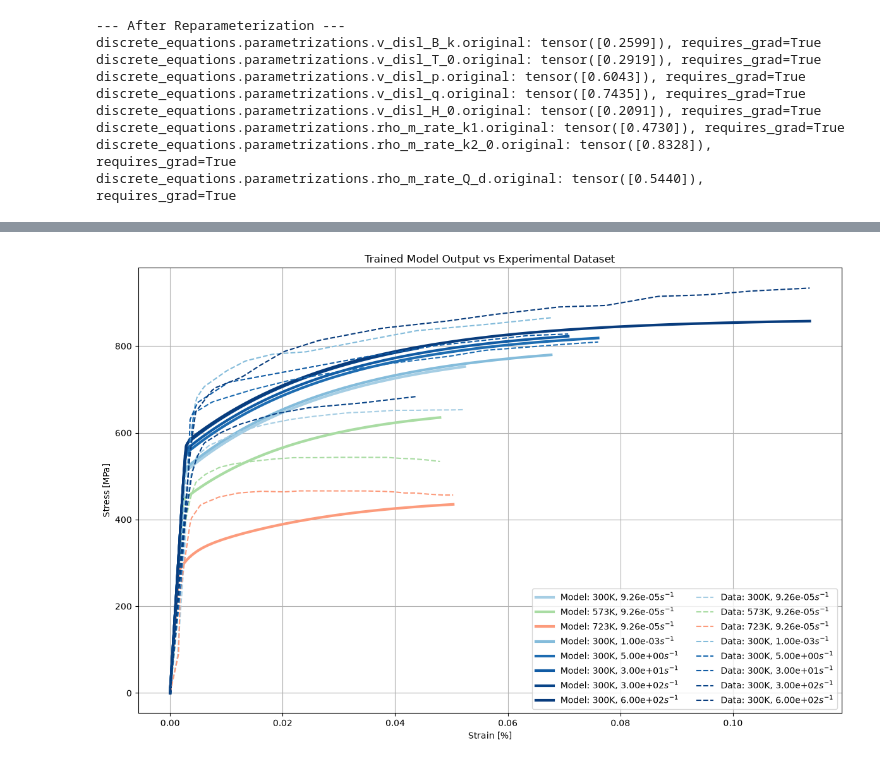
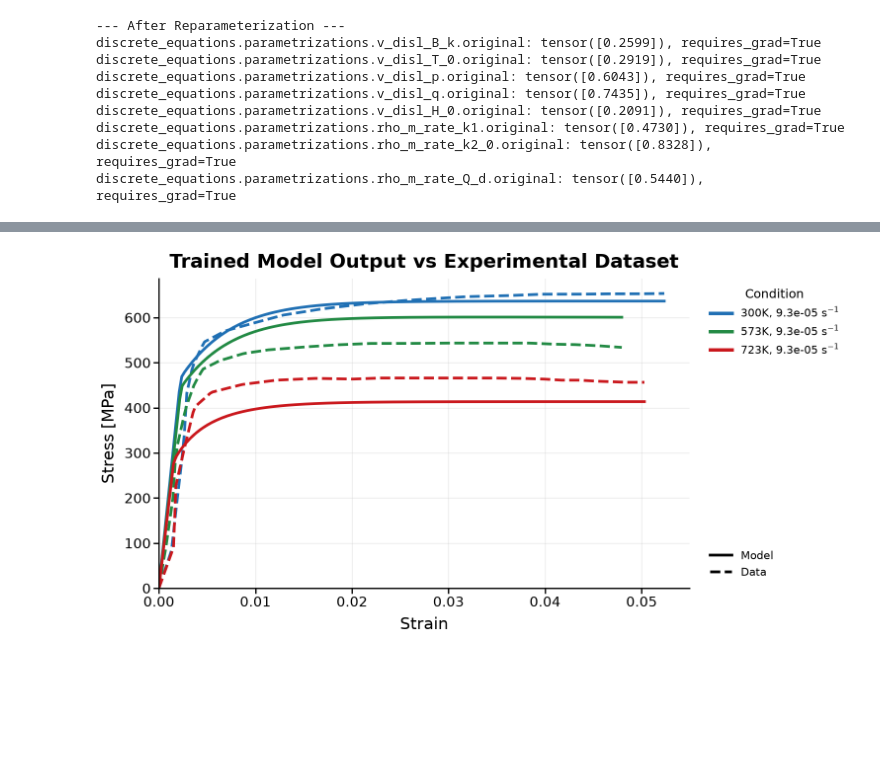
Before and after one commit to ColinMG2/neml2, a Jupyter notebook: cmg_projects/tensile_optimization/eurofer97_deterministic.ipynb, the cells around one changed output, grey strips where cells are left out. Drawn from its saved outputs; the diff is of its cells as text; code cells hidden in the pictures; blank space fills up the shorter version.

```diff
--- a/cmg_projects/tensile_optimization/eurofer97_deterministic.ipynb
+++ b/cmg_projects/tensile_optimization/eurofer97_deterministic.ipynb
@@ -727,11 +727,6 @@ batch_conditions = [
     (300, 9.259e-5),
     (573, 9.259e-5),
     (723, 9.259e-5),
-    (300, 1.0e-3),
-    (300, 5),
-    (300, 30),
-    (300, 300),
-    (300, 600),
 ]
 
 temps = sorted({round(c[0]) for c in batch_conditions})
@@ -741,10 +736,13 @@ log_rate = np.log10(sorted({c[1] for c in batch_conditions}))
 
 
 def shade(rate):
+    # Single rate (or none given): use one mid-dark shade so lines stay visible.
+    if rate is None or log_rate.max() == log_rate.min():
+        return 0.75
     return 0.35 + 0.6 * (np.log10(rate) - log_rate.min()) / (log_rate.max() - log_rate.min())
 
 
-def cond_color(T, rate):
+def cond_color(T, rate=None):
     return temp_cmaps[round(T)](shade(rate))
 
 
@@ -791,12 +789,11 @@ print(f"stress: {exp_stress_data.shape}")
 
 plt.figure(figsize=(12, 8))
 for i, (T, rate) in enumerate(batch_conditions):
-    c = cond_color(T, rate)
     plt.plot(
         exp_strain_data[:, i, 0].cpu().numpy(),
         exp_stress_data[:, i, 0].cpu().numpy(),
         "--",
-        color=c,
+        color=cond_color(T),
         lw=3,
         label=rf"Interpolated: {T}K, $\dot{{\epsilon}}$ = {rate:.2e}$s^{{-1}}$",
     )
@@ -804,7 +801,7 @@ for i, (T, rate) in enumerate(batch_conditions):
     plt.plot(
         raw_strain[(T, rate)].cpu().numpy(),
         raw_stress[(T, rate)].cpu().numpy(),
-        color=c,
+        color=cond_color(T),
         label=rf"Exp: {T}K, $\dot{{\epsilon}}$ = {rate:.2e}$s^{{-1}}$",
     )
 plt.xlabel("Strain")
@@ -974,7 +1010,7 @@ discrete_equations.parametrizations.rho_m_rate_k1.original: tensor([0.4730]), re
 discrete_equations.parametrizations.rho_m_rate_k2_0.original: tensor([0.8328]), requires_grad=True
 discrete_equations.parametrizations.rho_m_rate_Q_d.original: tensor([0.5440]), requires_grad=True
 # %%
-niter = 2000
+niter = 1500
 
 optimizer = torch.optim.Adam(model.parameters(), lr=1e-3)
 loss_fn = torch.nn.MSELoss(reduction="mean")
@@ -1023,32 +1059,69 @@ plt.show()
 # %%
-plt.figure(figsize=(12, 8))
+fig, ax = plt.subplots(figsize=(14, 8))
 for i, (T, rate) in enumerate(batch_conditions):
-    batch_label = rf"{T}K, {rate:.2e}$s^{{-1}}$"
-    plt.plot(
+    color = cond_color(T)
+    ax.plot(
         loading[:, i, 0].cpu().numpy(),
-        res[:, i, 0].cpu().detach().numpy(),
-        color=cond_color(T, rate),
-        label=f"Model: {batch_label}",
-        lw=3,
+        res[:, i, 0].detach().cpu().numpy(),
+        lw=4,
+        color=color,
     )
-for i, (T, rate) in enumerate(batch_conditions):
-    batch_label = rf"{T}K, {rate:.2e}$s^{{-1}}$"
-    plt.plot(
+    ax.plot(
         exp_strain_data[:, i, 0].cpu().numpy(),
         exp_stress_data[:, i, 0].cpu().numpy(),
         "--",
-        color=cond_color(T, rate),
-        label=rf"Data: {batch_label}",
+        lw=4,
+        color=color,
     )
-plt.legend(loc="lower right", fontsize=10, ncol=2)
-plt.xlabel("Strain [%]")
-plt.ylabel("Stress [MPa]")
-plt.title("Trained Model Output vs Experimental Dataset")
-plt.tight_layout()
-plt.grid()
+
+# Legend: one colored entry per test condition, plus line-style key for Model vs Data
+cond_handles = [
+    Line2D(
+        [0],
+        [0],
+        color=cond_color(T),
+        lw=5,
+        label=rf"{T:.0f}K, {rate:.1e} s$^{{-1}}$",
+    )
+    for T, rate in batch_conditions
+]
+style_handles = [
+    Line2D([0], [0], color="k", lw=4, label="Model"),
+    Line2D([0], [0], color="k", lw=4, ls="--", label="Data"),
+]
+leg_cond = ax.legend(
+    handles=cond_handles,
+    loc="upper left",
+    bbox_to_anchor=(1.02, 1.0),
+    fontsize=16,
+    title="Condition",
+    title_fontsize=18,
+    frameon=False,
+)
+ax.add_artist(leg_cond)
+ax.legend(
+    handles=style_handles,
+    loc="lower left",
+    bbox_to_anchor=(1.02, 0.0),
+    fontsize=16,
+    frameon=False,
+)
+
+ax.set_xlabel("Strain", fontsize=24, labelpad=10)
+ax.set_ylabel("Stress [MPa]", fontsize=24, labelpad=10)
+ax.set_title("Trained Model Output vs Experimental Dataset", fontsize=28, fontweight="bold", pad=16)
+ax.tick_params(axis="both", which="major", labelsize=20, width=2, length=8)
+ax.set_xlim(0, None)
+ax.set_ylim(0, None)
+ax.grid(True, alpha=0.3, lw=1)
+for spine in ("top", "right"):
+    ax.spines[spine].set_visible(False)
+for spine in ("left", "bottom"):
+    ax.spines[spine].set_linewidth(2)
+fig.tight_layout()
 plt.show()
 # %% [output]
-[figure, old version]
+[figure, new version]
 # %%
 print("Parameter Optimization Results:")
 print("-" * 80)
```
Also changed, not shown: parts of 11 cells of this notebook, 7 other files.
